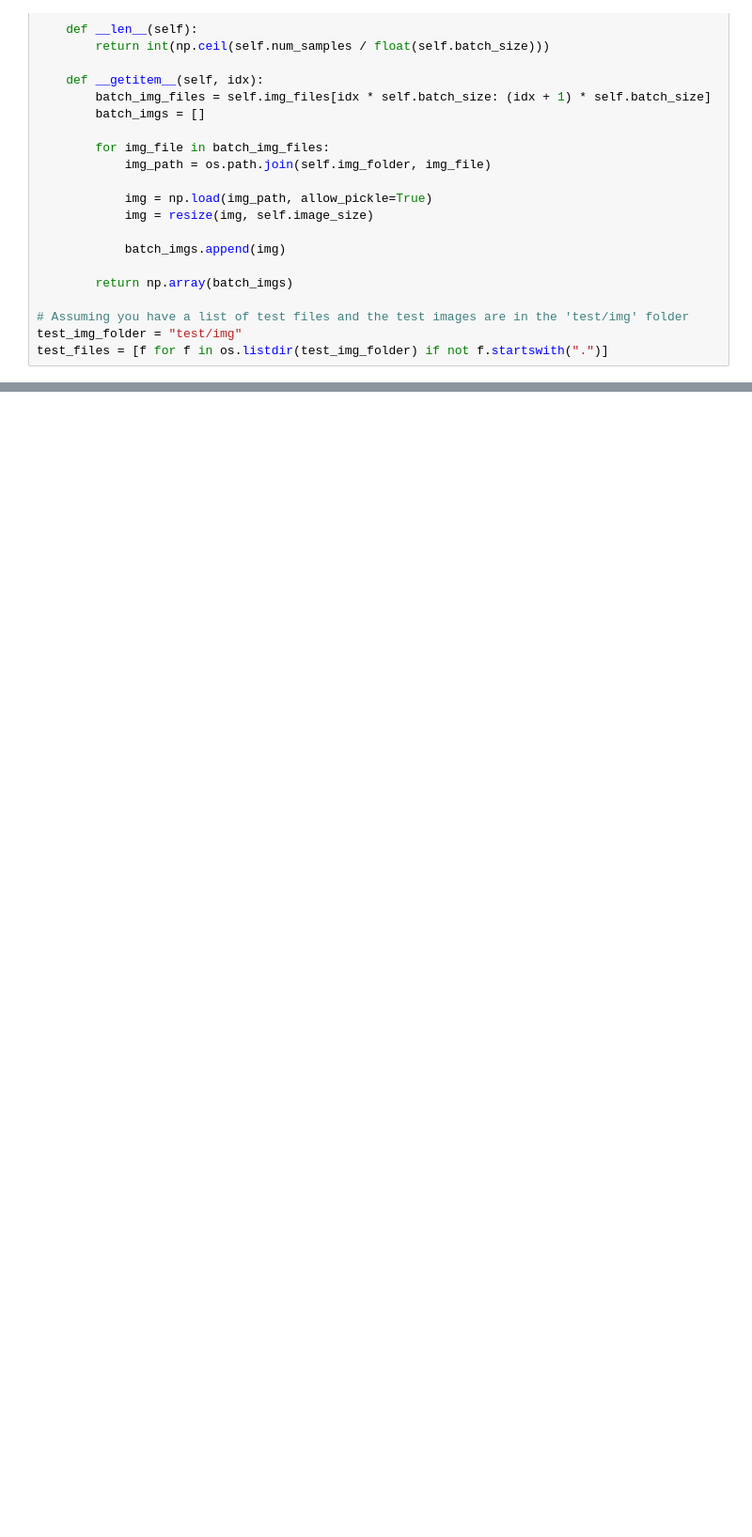
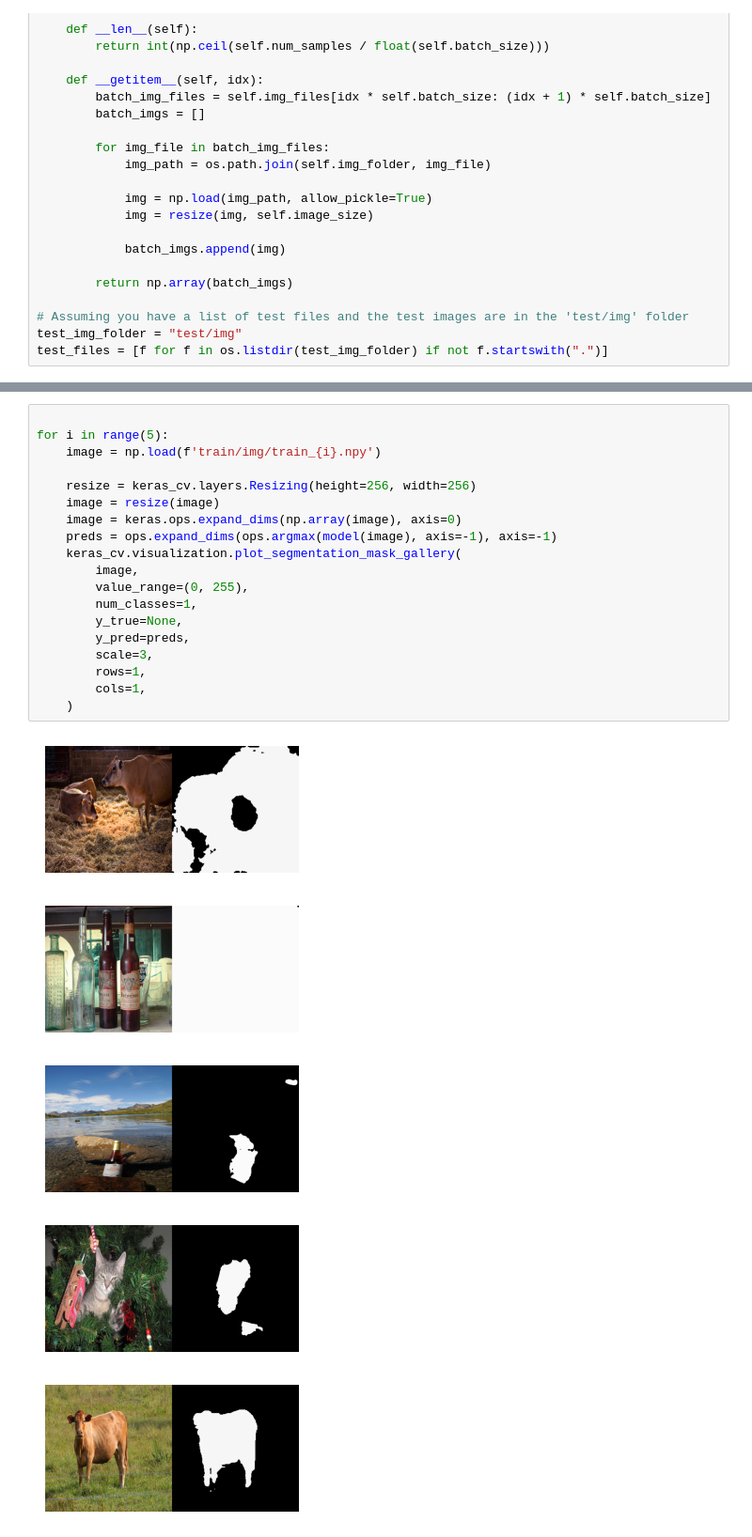
Before and after one commit to xEluaS/Computer_Vision_Group_Assignment_2, a Jupyter notebook: segmentation.ipynb, the cells around one changed output, grey strips where cells are left out. Shown at 94% size. Saved outputs shown, nothing was run; the diff lists cells and outputs as text; blank space fills up the shorter version.

```diff
--- a/segmentation.ipynb
+++ b/segmentation.ipynb
@@ -109,0 +204,25 @@ predictions = Segnet.predict(test_dataset)
+# %%
+
+for i in range(5):
+    image = np.load(f'train/img/train_{i}.npy')
+
+    resize = keras_cv.layers.Resizing(height=256, width=256)
+    image = resize(image)
+    image = keras.ops.expand_dims(np.array(image), axis=0)
+    preds = ops.expand_dims(ops.argmax(model(image), axis=-1), axis=-1)
+    keras_cv.visualization.plot_segmentation_mask_gallery(
+        image,
+        value_range=(0, 255),
+        num_classes=1,
+        y_true=None,
+        y_pred=preds,
+        scale=3,
+        rows=1,
+        cols=1,
+    )
+# %% [output]
+[figure, added]
+[figure, added]
+[figure, added]
+[figure, added]
+[figure, added]
```
Also changed, not shown: parts of 25 cells of this notebook.
